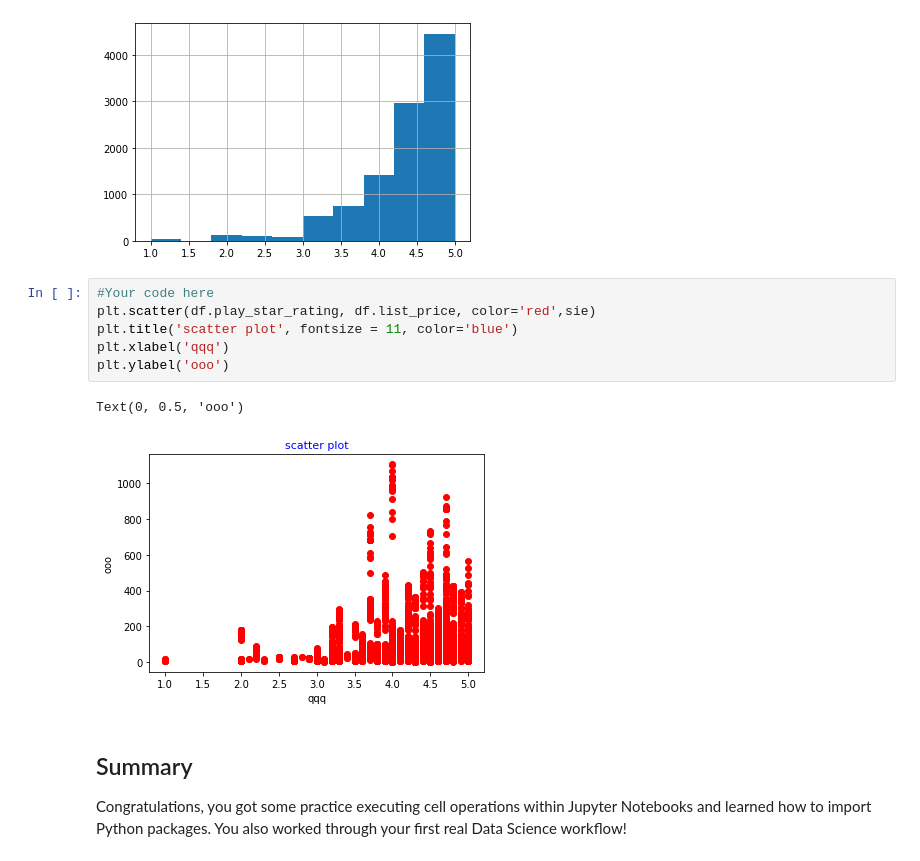
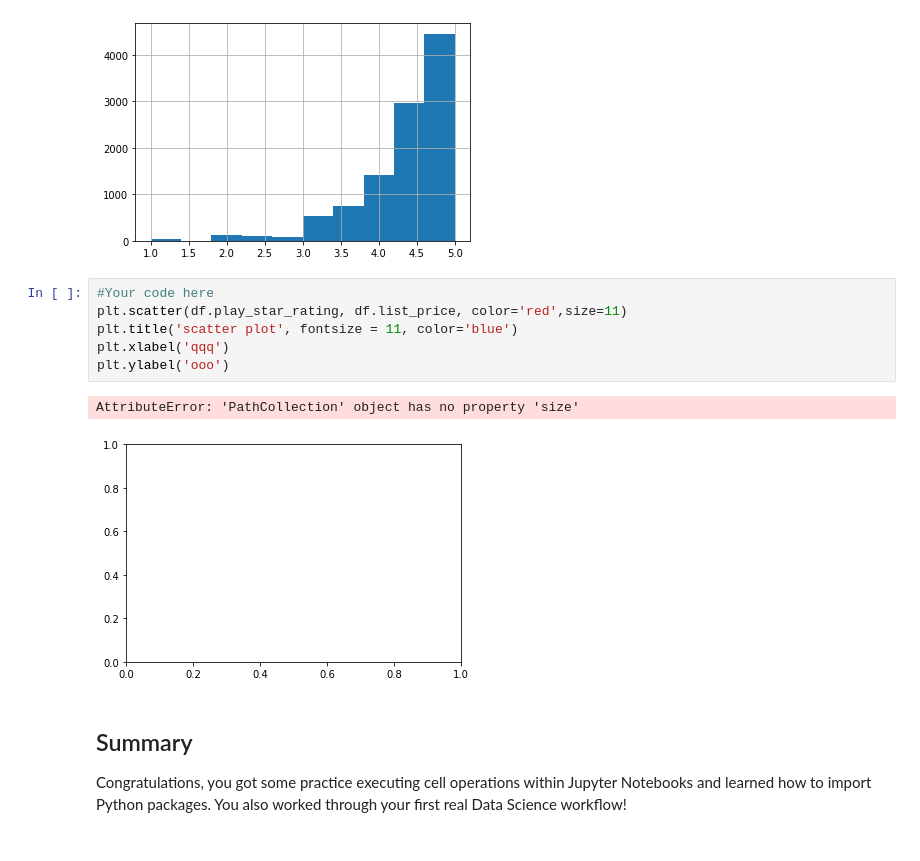
Before and after one commit to gywooo1/dsc-first-codealong-hbs-ds-060120, a Jupyter notebook: index.ipynb, the cells around one changed output. Drawn from its saved outputs; the diff is of its cells as text.

```diff
--- a/index.ipynb
+++ b/index.ipynb
@@ -331,13 +331,13 @@ df.play_star_rating.hist()
 [figure]
 # %%
 #Your code here
-plt.scatter(df.play_star_rating, df.list_price, color='red',sie)
+plt.scatter(df.play_star_rating, df.list_price, color='red',size=11)
 plt.title('scatter plot', fontsize = 11, color='blue')
 plt.xlabel('qqq')
 plt.ylabel('ooo')
 # %% [output]
-Text(0, 0.5, 'ooo')
+AttributeError: 'PathCollection' object has no property 'size'
-[figure, old version]
+[figure, new version]
 # %% [markdown]
 ## Summary
 
```
